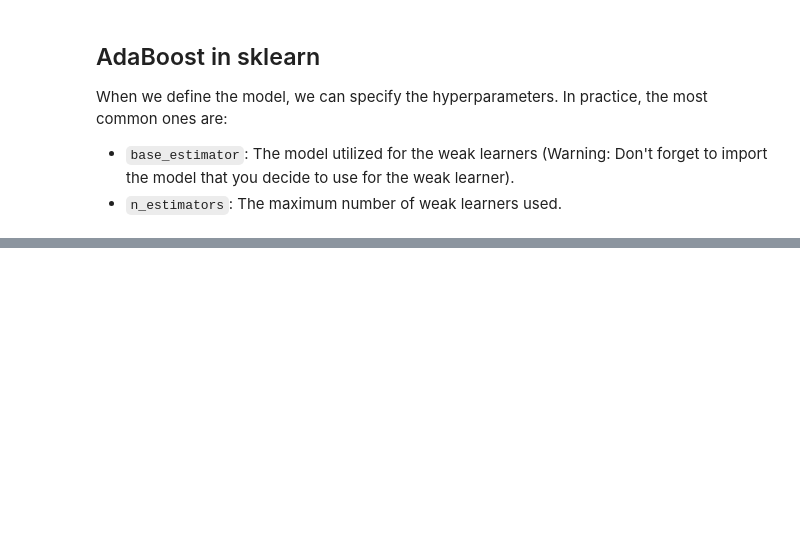
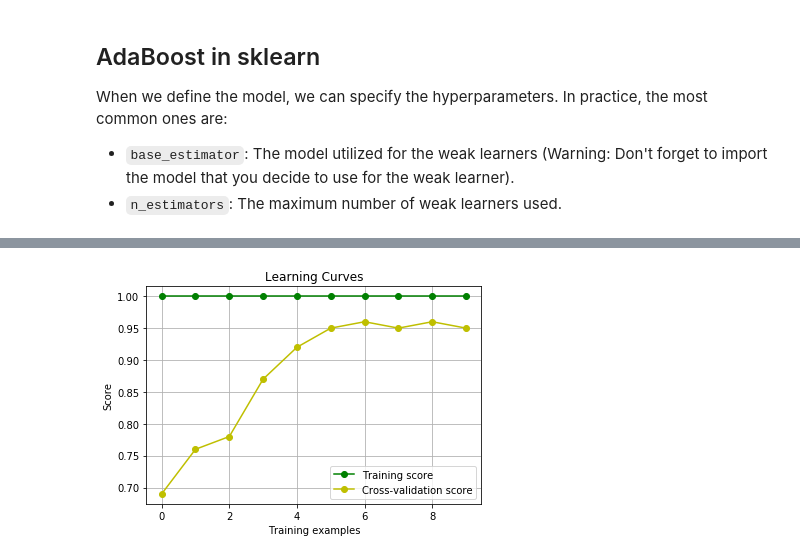
Before and after one commit to gm1357/Machine-learning-notebooks, a Jupyter notebook: Machine Learning Nanodegree Studies.ipynb, the cells around one changed output, grey strips where cells are left out. Drawn from its saved outputs; the diff is of its cells as text; code cells hidden in the pictures; blank space fills up the shorter version.

```diff
--- a/Machine Learning Nanodegree Studies.ipynb
+++ b/Machine Learning Nanodegree Studies.ipynb
@@ -965,0 +990,15 @@ Optimizing a model to have the lowest MSE will also optimize a model to have the
+# %%
+# Import, read, and split data
+import pandas as pd
+data = pd.read_csv('data/learning_curve.csv')
+import numpy as np
+import matplotlib.pyplot as plt
+X = np.array(data[['x1', 'x2']])
+y = np.array(data['y'])
+
+# Fix random seed
+np.random.seed(55)
+
+from sklearn.linear_model import LogisticRegression
+from sklearn.ensemble import GradientBoostingClassifier
+from sklearn.svm import SVC
@@ -965,0 +1048,7 @@ Optimizing a model to have the lowest MSE will also optimize a model to have the
+# %%
+### Decision Tree
+estimator = GradientBoostingClassifier()
+
+draw_learning_curves(X2, y2, estimator, 10)
+# %% [output]
+[figure, added]
```
Also changed, not shown: parts of 6 cells of this notebook, 4 other files.
